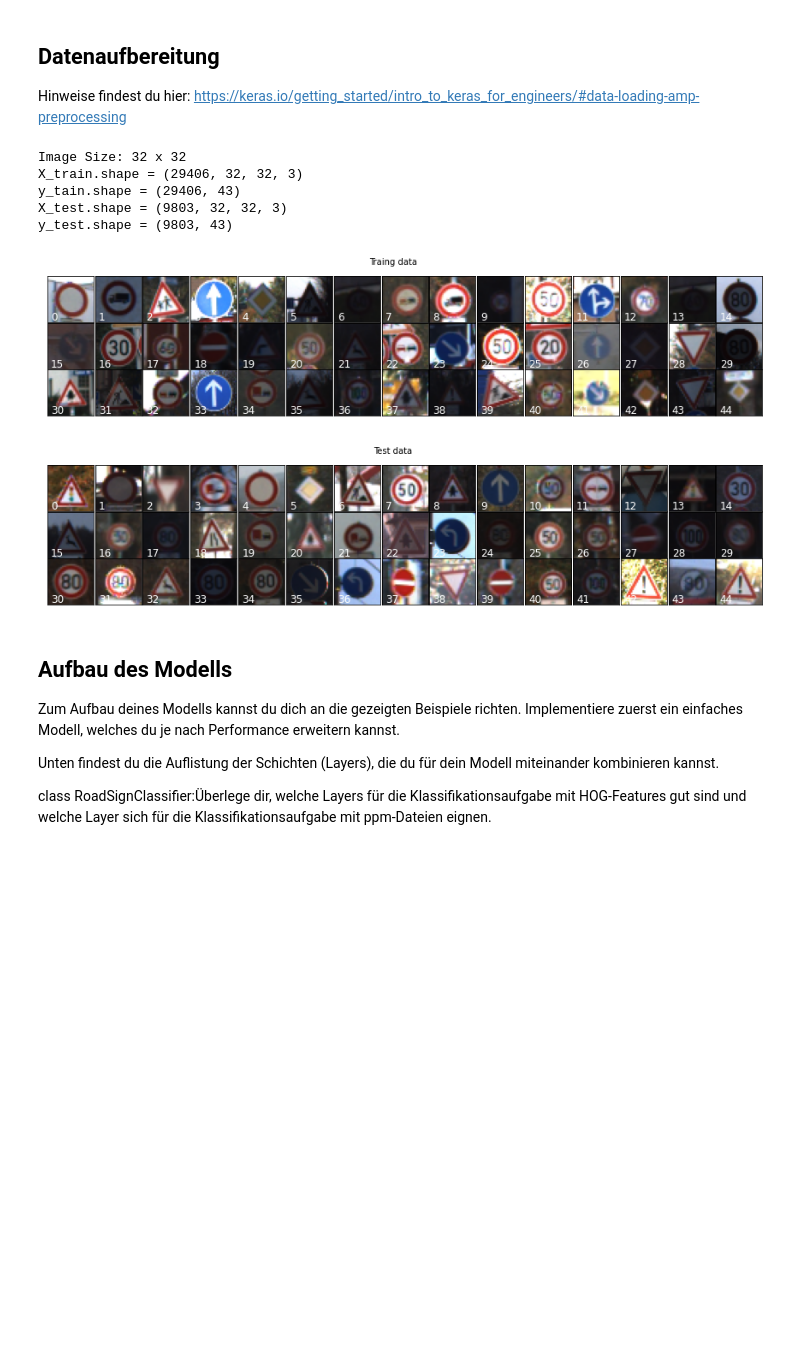
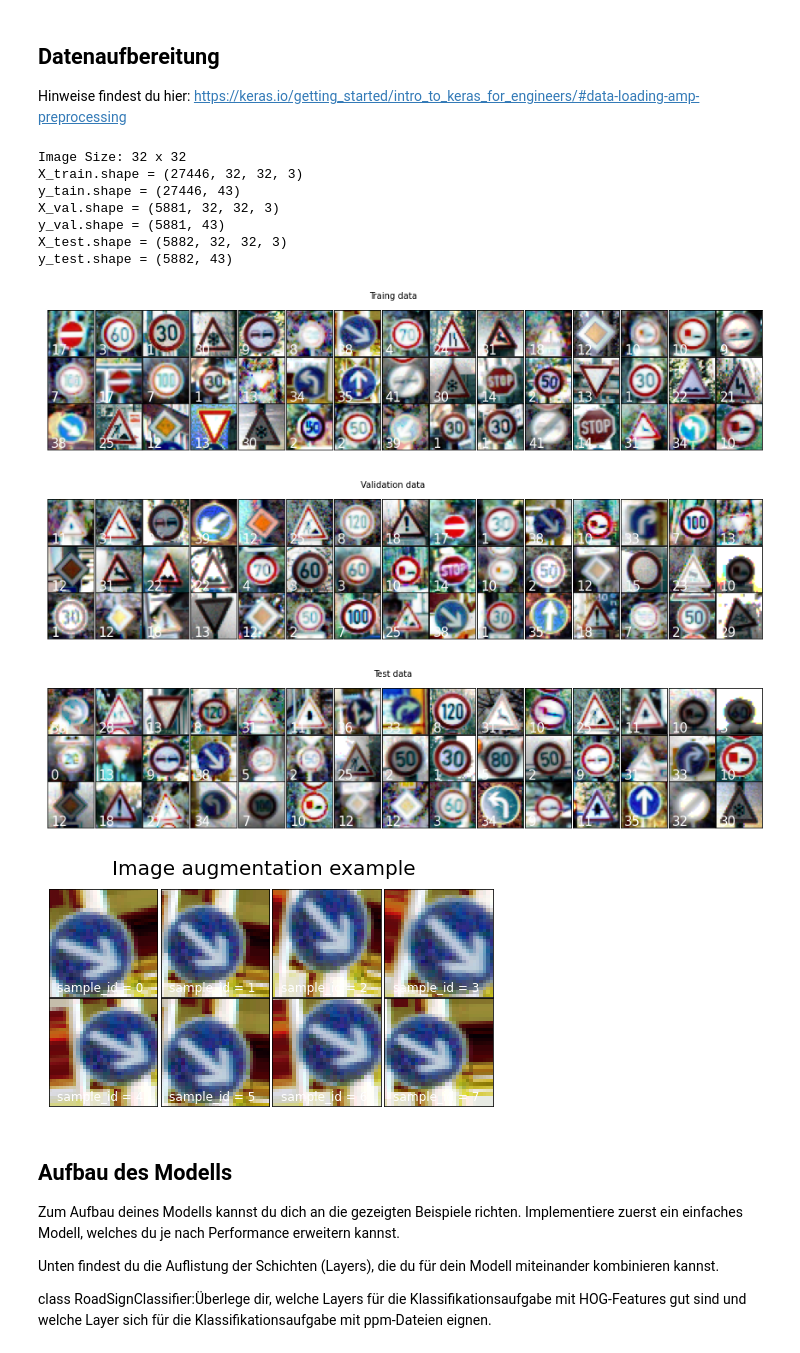
Before and after one commit to arnoldfreitas/BGA2_SoSe22, a Jupyter notebook: Ub4/UE4_Aufgaben.ipynb, the cells around one changed output. Cells and saved outputs as stored; diff of their text form; code cells hidden in the pictures; blank space fills up the shorter version.

```diff
--- a/Ub4/UE4_Aufgaben.ipynb
+++ b/Ub4/UE4_Aufgaben.ipynb
@@ -146,23 +239,33 @@ def preprocessData(rootpath):
 # %%
 # Read all the Traffic Sign data
-X_train, X_test, y_train, y_test = preprocessData(DATA_PATH)
+X_train, X_val, X_test, y_train, y_val, y_test, labels_train, labels_val, labels_test = preprocessData(DATA_PATH)
 
 print("X_train.shape = {}".format(X_train.shape))
 print("y_tain.shape = {}".format(y_train.shape))
+print("X_val.shape = {}".format(X_val.shape))
+print("y_val.shape = {}".format(y_val.shape))
 print("X_test.shape = {}".format(X_test.shape))
 print("y_test.shape = {}".format(y_test.shape))
 
 # Plot first 44 examples of X_train and X_test
-plotImages(X_train, title="Traing data")
-plotImages(X_test, title="Test data")
+plotImages(X_train, labels_train, title="Traing data")
+plotImages(X_val, labels_val, title="Validation data")
+plotImages(X_test, labels_test, title="Test data")
+
+# Plot Augmentation Example
+plotAugmentationExample(image=X_train[6])
 # %% [output]
 Image Size: 32 x 32
-X_train.shape = (29406, 32, 32, 3)
-y_tain.shape = (29406, 43)
-X_test.shape = (9803, 32, 32, 3)
-y_test.shape = (9803, 43)
+X_train.shape = (27446, 32, 32, 3)
+y_tain.shape = (27446, 43)
+X_val.shape = (5881, 32, 32, 3)
+y_val.shape = (5881, 43)
+X_test.shape = (5882, 32, 32, 3)
+y_test.shape = (5882, 43)
-[figure, old version]
+[figure, new version]
-[figure, old version]
+[figure, new version]
+[figure, added]
+[figure, added]
 # %% [markdown]
 ## Aufbau des Modells
 Zum Aufbau deines Modells kannst du dich an die gezeigten Beispiele richten. Implementiere zuerst ein einfaches Modell, welches du je nach Performance erweitern kannst.
```
Also changed, not shown: parts of 19 cells of this notebook, 10 other files.
